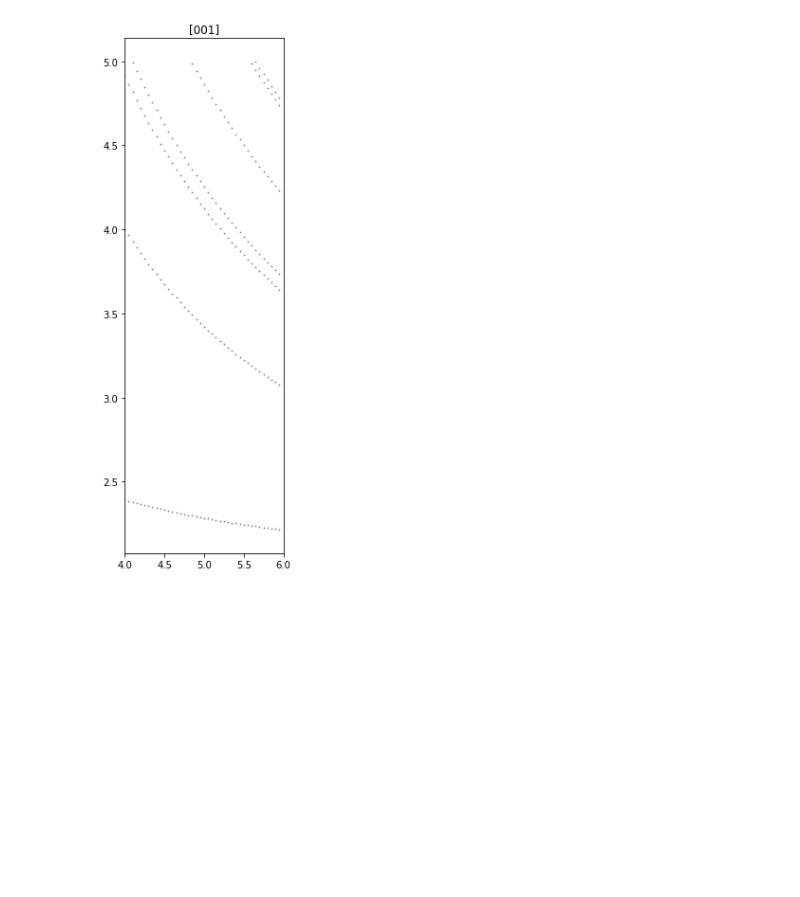
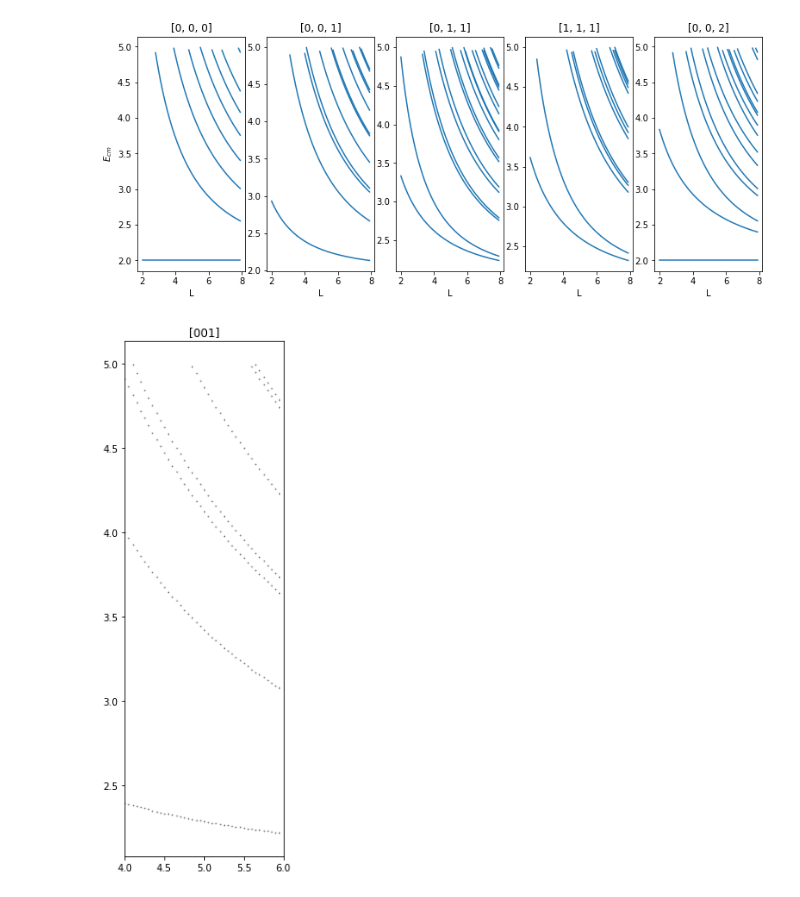
Before and after one commit to ajackura/LatticeSummerSchool2021-ScatteringExercises, a Jupyter notebook: Notebooks/free_spectrum.ipynb, the cells around one changed output. Saved outputs shown, nothing was run; the diff lists cells and outputs as text; code cells hidden in the pictures; blank space fills up the shorter version.

Commit message:
Added text and code to generate spectrum for multiple frames

```diff
--- a/Notebooks/free_spectrum.ipynb
+++ b/Notebooks/free_spectrum.ipynb
@@ -34,3 +111,25 @@ def generate_free_spectrum( mL, mRatio, nP, EcmMax ):
+# %%
+nPList = [[0,0,0],[0,0,1],[0,1,1],[1,1,1],[0,0,2]]
+Lmin = 2.0
+Lmax = 8.0
+Lstep = 0.1
+L_list = np.arange(Lmin,Lmax,Lstep)
+mRatio = 1.0
+Ecm_o_m_Max = 5.0
+
+fig = plt.figure(figsize=(13,5))
+
+for i,nP in enumerate(nPList):
+    tmp = get_spectrum_data(nP,mRatio,Ecm_o_m_Max,L_list)
+    plot = fig.add_subplot(1,len(nPList),i+1)
+    plot.set_title(str(nP))
+    plot.set_xlabel("L")
+    if i == 0:
+        plot.set_ylabel(r'$E_{cm}$')
+    for j in tmp:
+        plot.plot(j[0],j[1],color="tab:blue")
+# %% [output]
+[figure, added]
 # %%
 nP = np.array([0,0,1])
 Ecm_o_m_Max = 5.0
```
Also changed, not shown: parts of 4 cells of this notebook.
